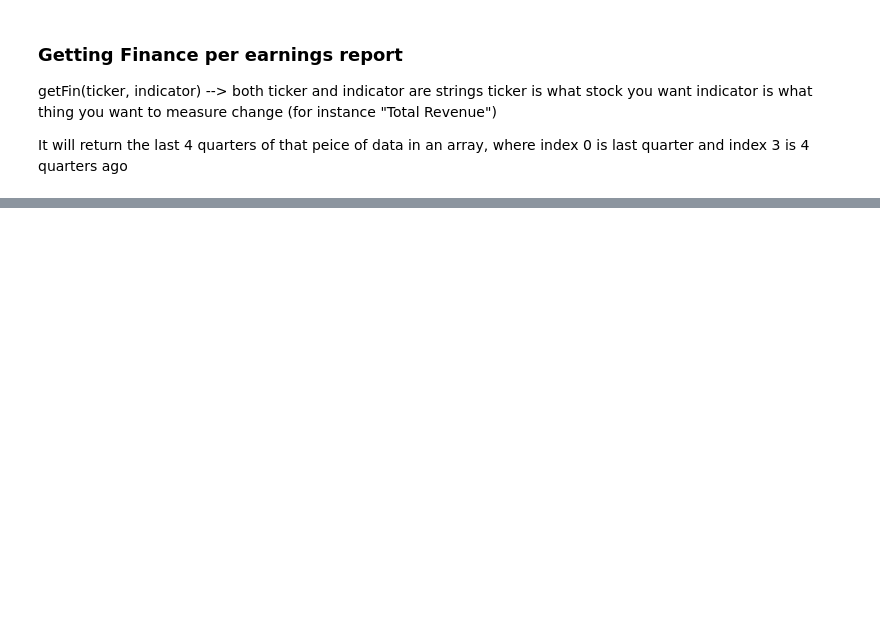
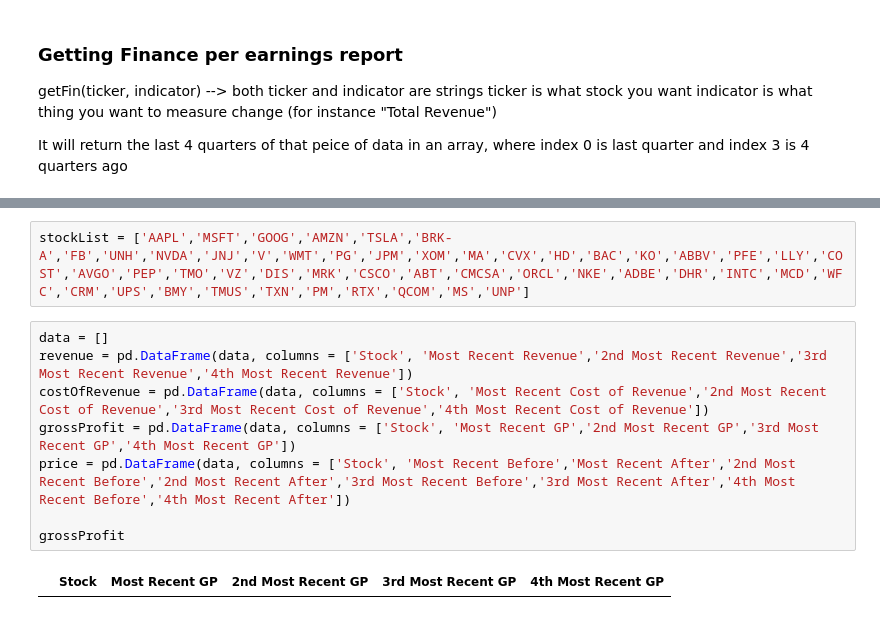
Before and after one commit to jdanninger/Association-Between-Quarterly-Earnings-and-Short-Term-Share-Price-, a Jupyter notebook: Data Collection -- testing.ipynb, the cells around one changed output, grey strips where cells are left out. Cells and saved outputs as stored; diff of their text form; blank space fills up the shorter version.

```diff
--- a/Data Collection -- testing.ipynb
+++ b/Data Collection -- testing.ipynb
@@ -140,3 +222,15 @@ print(test2)
 # %% [output]
 [159.0174102783203, 152.15380859375, 146.15066528320312, 132.79075622558594]
 [170.11326599121094, 149.391357421875, 144.3682098388672, 132.69134521484375]
+# %%
+stockList = ['AAPL','MSFT','GOOG','AMZN','TSLA','BRK-A','FB','UNH','NVDA','JNJ','V','WMT','PG','JPM','XOM','MA','CVX','HD','BAC','KO','ABBV','PFE','LLY','COST','AVGO','PEP','TMO','VZ','DIS','MRK','CSCO','ABT','CMCSA','ORCL','NKE','ADBE','DHR','INTC','MCD','WFC','CRM','UPS','BMY','TMUS','TXN','PM','RTX','QCOM','MS','UNP']
+# %%
+data = []
+revenue = pd.DataFrame(data, columns = ['Stock', 'Most Recent Revenue','2nd Most Recent Revenue','3rd Most Recent Revenue','4th Most Recent Revenue'])
+costOfRevenue = pd.DataFrame(data, columns = ['Stock', 'Most Recent Cost of Revenue','2nd Most Recent Cost of Revenue','3rd Most Recent Cost of Revenue','4th Most Recent Cost of Revenue'])
+grossProfit = pd.DataFrame(data, columns = ['Stock', 'Most Recent GP','2nd Most Recent GP','3rd Most Recent GP','4th Most Recent GP'])
+price = pd.DataFrame(data, columns = ['Stock', 'Most Recent Before','Most Recent After','2nd Most Recent Before','2nd Most Recent After','3rd Most Recent Before','3rd Most Recent After','4th Most Recent Before','4th Most Recent After'])
+
+grossProfit
+# %% [output]
+|  | Stock | Most Recent GP | 2nd Most Recent GP | 3rd Most Recent GP | 4th Most Recent GP |
```
Also changed, not shown: parts of 10 cells of this notebook, 4 other files.
